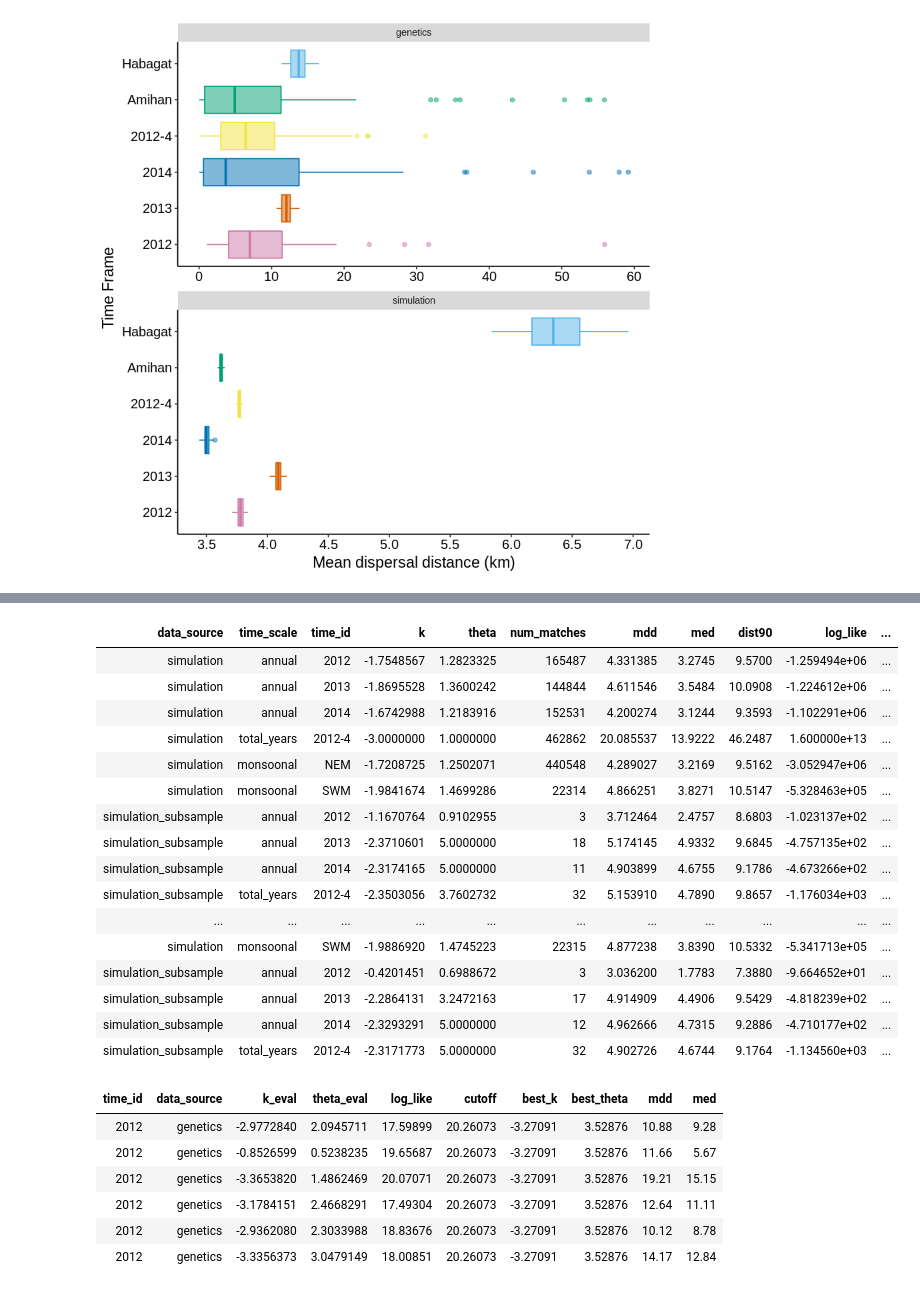
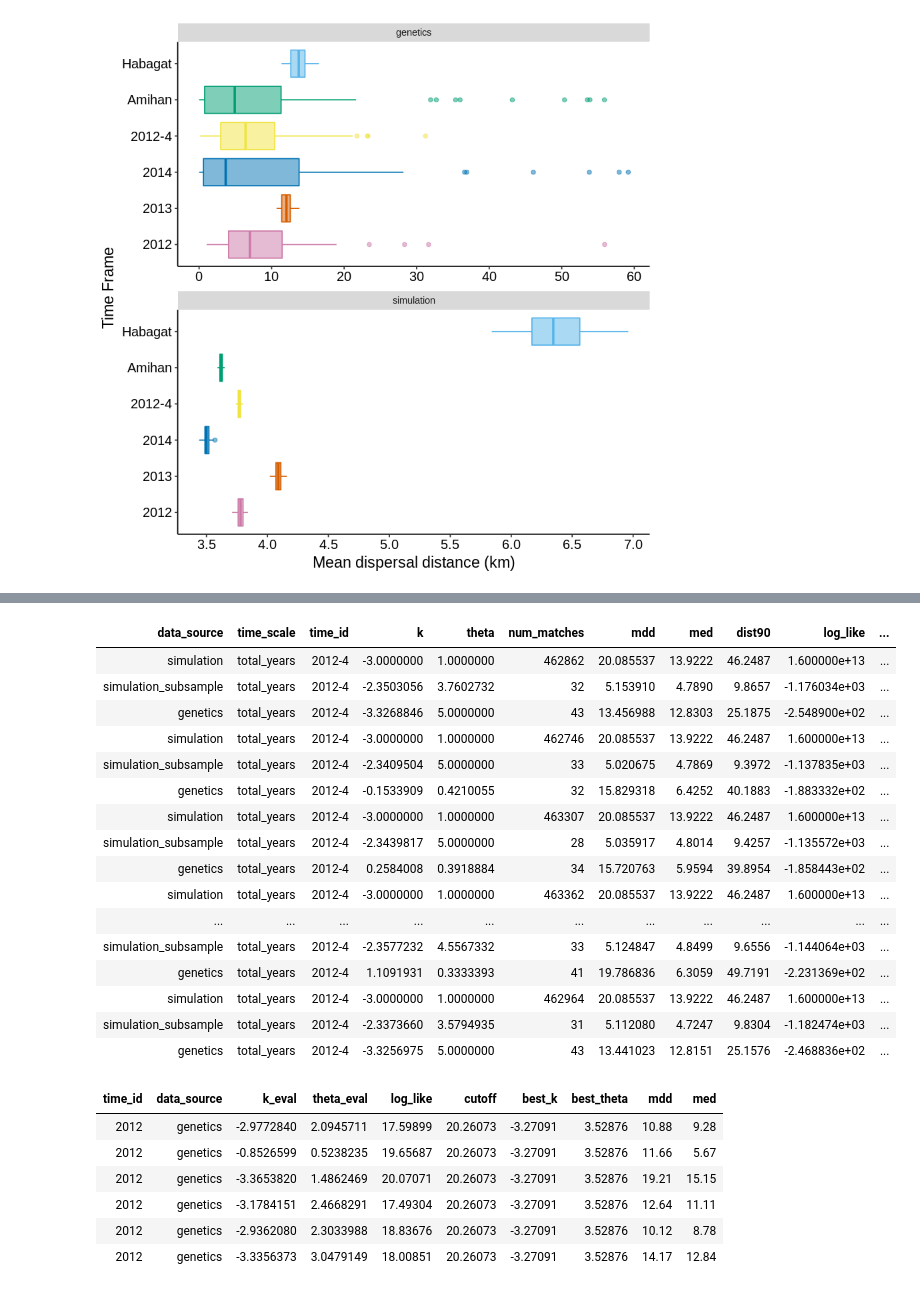
Before and after one commit to pinskylab/CamotesROMS, a Jupyter notebook: notebooks/process_ROMS_kernels.ipynb, the cells around one changed output, grey strips where cells are left out. Drawn from its saved outputs; the diff is of its cells as text; code cells hidden in the pictures.

```diff
--- a/notebooks/process_ROMS_kernels.ipynb
+++ b/notebooks/process_ROMS_kernels.ipynb
@@ -442,29 +464,27 @@ GenKernels
 # %%
 #read in the bootstrapped biophysical likelihood results to plot distributions of loglike
 BootKernels <- fread("~/oceanography/script_output/KernelFits/BootstrappedBiophysicalKernels08DayPLD.csv")
 #BootKernelsSubSamp <- fread("~/oceanography/script_output/KernelFits/summary_tables/BootstrappedBiophysicalKernels08DayPLDSubSampleSim.csv")
 #BootGenKernels <- fread("~/oceanography/script_output/KernelFits/summary_tables/Bootstrapped")
-
-#head(BootLike)
-#BootKernels[1:100]
+BootKernels[time_scale=="total_years"]
 # %% [output]
 | data_source | time_scale | time_id | k | theta | num_matches | mdd | med | dist90 | log_like | ... |
-| simulation | annual | 2012 | -1.7548567 | 1.2823325 | 165487 | 4.331385 | 3.2745 | 9.5700 | -1.259494e+06 | ... |
-| simulation | annual | 2013 | -1.8695528 | 1.3600242 | 144844 | 4.611546 | 3.5484 | 10.0908 | -1.224612e+06 | ... |
-| simulation | annual | 2014 | -1.6742988 | 1.2183916 | 152531 | 4.200274 | 3.1244 | 9.3593 | -1.102291e+06 | ... |
 | simulation | total_years | 2012-4 | -3.0000000 | 1.0000000 | 462862 | 20.085537 | 13.9222 | 46.2487 | 1.600000e+13 | ... |
-| simulation | monsoonal | NEM | -1.7208725 | 1.2502071 | 440548 | 4.289027 | 3.2169 | 9.5162 | -3.052947e+06 | ... |
-| simulation | monsoonal | SWM | -1.9841674 | 1.4699286 | 22314 | 4.866251 | 3.8271 | 10.5147 | -5.328463e+05 | ... |
-| simulation_subsample | annual | 2012 | -1.1670764 | 0.9102955 | 3 | 3.712464 | 2.4757 | 8.6803 | -1.023137e+02 | ... |
-| simulation_subsample | annual | 2013 | -2.3710601 | 5.0000000 | 18 | 5.174145 | 4.9332 | 9.6845 | -4.757135e+02 | ... |
-| simulation_subsample | annual | 2014 | -2.3174165 | 5.0000000 | 11 | 4.903899 | 4.6755 | 9.1786 | -4.673266e+02 | ... |
 | simulation_subsample | total_years | 2012-4 | -2.3503056 | 3.7602732 | 32 | 5.153910 | 4.7890 | 9.8657 | -1.176034e+03 | ... |
+| genetics | total_years | 2012-4 | -3.3268846 | 5.0000000 | 43 | 13.456988 | 12.8303 | 25.1875 | -2.548900e+02 | ... |
+| simulation | total_years | 2012-4 | -3.0000000 | 1.0000000 | 462746 | 20.085537 | 13.9222 | 46.2487 | 1.600000e+13 | ... |
+| simulation_subsample | total_years | 2012-4 | -2.3409504 | 5.0000000 | 33 | 5.020675 | 4.7869 | 9.3972 | -1.137835e+03 | ... |
+| genetics | total_years | 2012-4 | -0.1533909 | 0.4210055 | 32 | 15.829318 | 6.4252 | 40.1883 | -1.883332e+02 | ... |
+| simulation | total_years | 2012-4 | -3.0000000 | 1.0000000 | 463307 | 20.085537 | 13.9222 | 46.2487 | 1.600000e+13 | ... |
+| simulation_subsample | total_years | 2012-4 | -2.3439817 | 5.0000000 | 28 | 5.035917 | 4.8014 | 9.4257 | -1.135572e+03 | ... |
+| genetics | total_years | 2012-4 | 0.2584008 | 0.3918884 | 34 | 15.720763 | 5.9594 | 39.8954 | -1.858443e+02 | ... |
+| simulation | total_years | 2012-4 | -3.0000000 | 1.0000000 | 463362 | 20.085537 | 13.9222 | 46.2487 | 1.600000e+13 | ... |
 | ... | ... | ... | ... | ... | ... | ... | ... | ... | ... | ... |
-| simulation | monsoonal | SWM | -1.9886920 | 1.4745223 | 22315 | 4.877238 | 3.8390 | 10.5332 | -5.341713e+05 | ... |
-| simulation_subsample | annual | 2012 | -0.4201451 | 0.6988672 | 3 | 3.036200 | 1.7783 | 7.3880 | -9.664652e+01 | ... |
-| simulation_subsample | annual | 2013 | -2.2864131 | 3.2472163 | 17 | 4.914909 | 4.4906 | 9.5429 | -4.818239e+02 | ... |
-| simulation_subsample | annual | 2014 | -2.3293291 | 5.0000000 | 12 | 4.962666 | 4.7315 | 9.2886 | -4.710177e+02 | ... |
-| simulation_subsample | total_years | 2012-4 | -2.3171773 | 5.0000000 | 32 | 4.902726 | 4.6744 | 9.1764 | -1.134560e+03 | ... |
+| simulation_subsample | total_years | 2012-4 | -2.3577232 | 4.5567332 | 33 | 5.124847 | 4.8499 | 9.6556 | -1.144064e+03 | ... |
+| genetics | total_years | 2012-4 | 1.1091931 | 0.3333393 | 41 | 19.786836 | 6.3059 | 49.7191 | -2.231369e+02 | ... |
+| simulation | total_years | 2012-4 | -3.0000000 | 1.0000000 | 462964 | 20.085537 | 13.9222 | 46.2487 | 1.600000e+13 | ... |
+| simulation_subsample | total_years | 2012-4 | -2.3373660 | 3.5794935 | 31 | 5.112080 | 4.7247 | 9.8304 | -1.182474e+03 | ... |
+| genetics | total_years | 2012-4 | -3.3256975 | 5.0000000 | 43 | 13.441023 | 12.8151 | 25.1576 | -2.468836e+02 | ... |
 # %%
 head(GenPlusSimKernelsSamp95CI)
 # %% [output]
```
Also changed, not shown: parts of 12 cells of this notebook, 2 other files.
